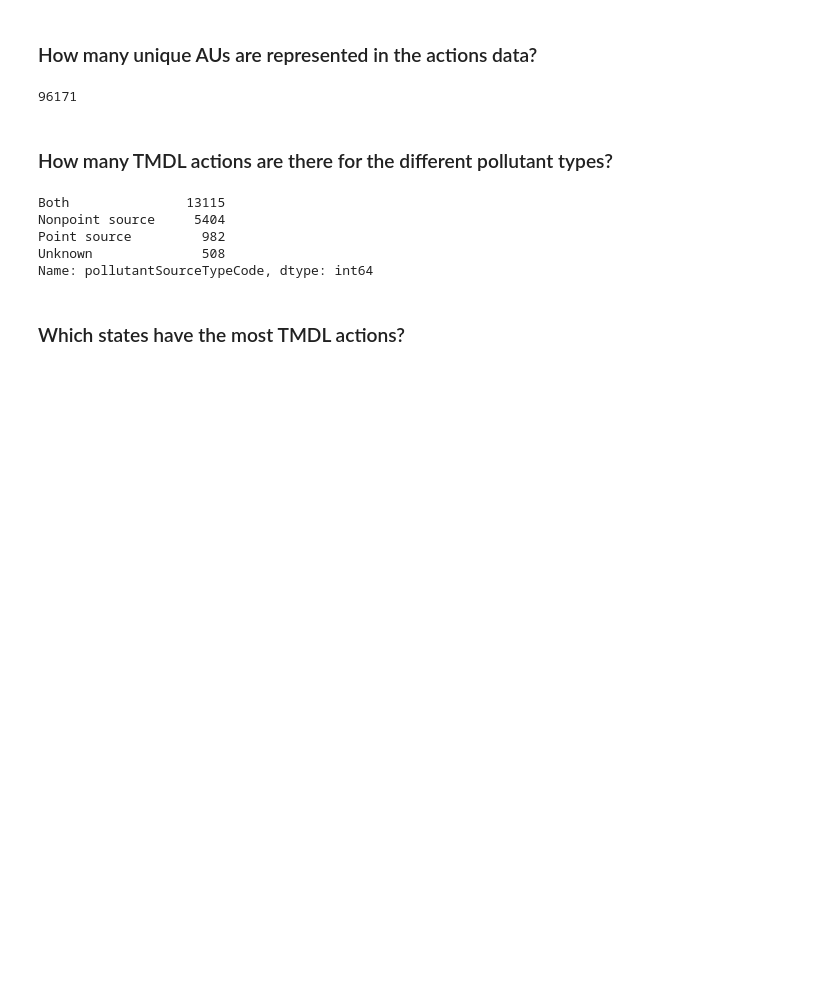
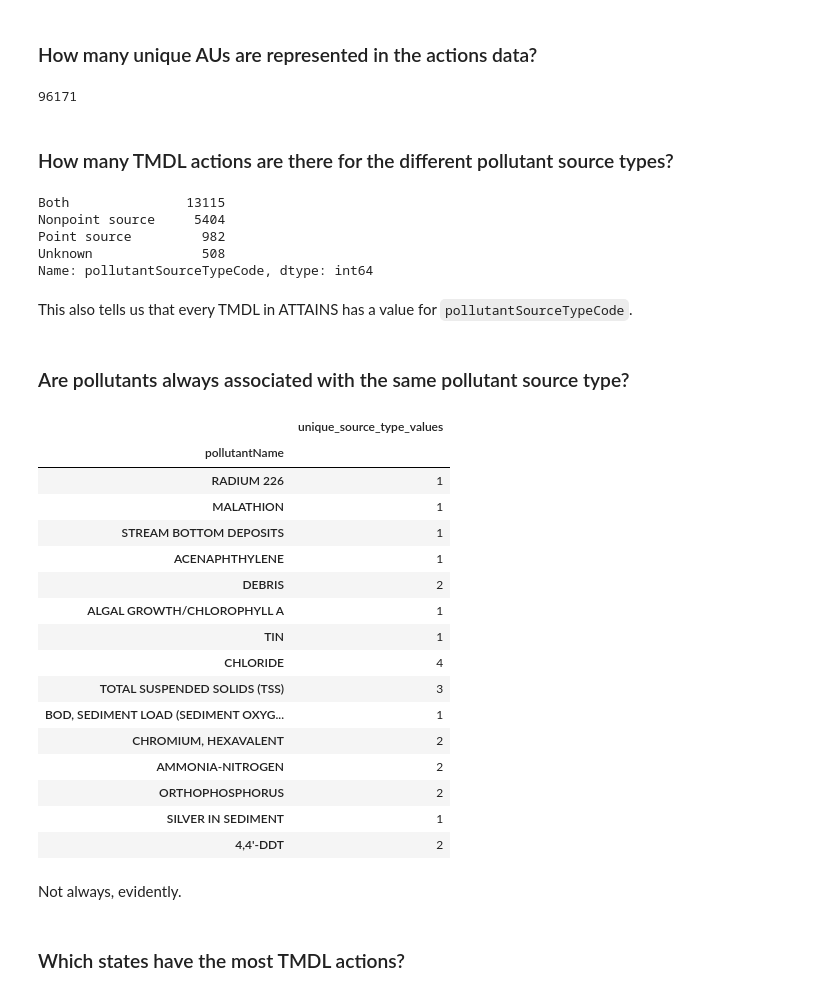
Before and after one commit to reglab/TMDLs_archived, a Jupyter notebook: data_exploration.ipynb, the cells around one changed output. Drawn from its saved outputs; the diff is of its cells as text; code cells hidden in the pictures; blank space fills up the shorter version.

Commit message:
Looked at relationship between 'pollutantName' and 'pollutantSourceTypeCode'

```diff
--- a/data_exploration.ipynb
+++ b/data_exploration.ipynb
@@ -460,7 +460,7 @@ len(all_actions.drop_duplicates(subset='assessmentUnitIdentifier'))
 # %% [output]
 96171
 # %% [markdown]
-### How many TMDL actions are there for the different pollutant types?
+### How many TMDL actions are there for the different pollutant source types?
 # %%
 all_actions.drop_duplicates('actionIdentifier')['pollutantSourceTypeCode'].value_counts()
 # %% [output]
@@ -469,6 +469,32 @@ Nonpoint source     5404
 Point source         982
 Unknown              508
 Name: pollutantSourceTypeCode, dtype: int64
+# %% [markdown]
+This also tells us that every TMDL in ATTAINS has a value for `pollutantSourceTypeCode`.
+# %% [markdown]
+### Are pollutants always associated with the same pollutant source type?
+# %%
+all_actions.groupby('pollutantName').agg(unique_source_type_values=pd.NamedAgg(column='pollutantSourceTypeCode', aggfunc=lambda x: x.nunique())).sample(15, random_state=4)
+# %% [output]
+|  | unique_source_type_values |
+| pollutantName |  |
+| RADIUM 226 | 1 |
+| MALATHION | 1 |
+| STREAM BOTTOM DEPOSITS | 1 |
+| ACENAPHTHYLENE | 1 |
+| DEBRIS | 2 |
+| ALGAL GROWTH/CHLOROPHYLL A | 1 |
+| TIN | 1 |
+| CHLORIDE | 4 |
+| TOTAL SUSPENDED SOLIDS (TSS) | 3 |
+| BOD, SEDIMENT LOAD (SEDIMENT OXYG... | 1 |
+| CHROMIUM, HEXAVALENT | 2 |
+| AMMONIA-NITROGEN | 2 |
+| ORTHOPHOSPHORUS | 2 |
+| SILVER IN SEDIMENT | 1 |
+| 4,4'-DDT | 2 |
+# %% [markdown]
+Not always, evidently.
 # %% [markdown]
 ### Which states have the most TMDL actions?
 # %%
```
